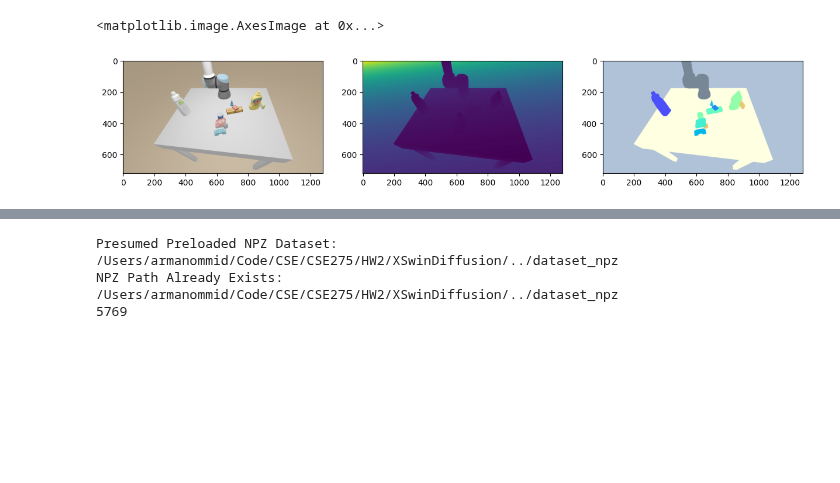
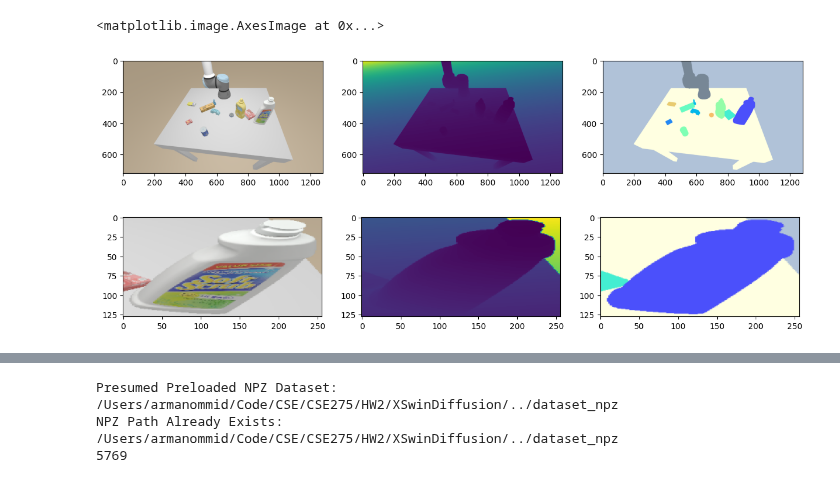
Before and after one commit to ArmanOmmid/ArchExp275, a Jupyter notebook: icp.ipynb, the cells around one changed output, grey strips where cells are left out. Drawn from its saved outputs; the diff is of its cells as text; code cells hidden in the pictures; blank space fills up the shorter version.

```diff
--- a/icp.ipynb
+++ b/icp.ipynb
@@ -42,23 +42,39 @@ if RUN_ICP_SANITY:
 # %%
 
 data = PoseData(TRAIN_PATH, MODELS_PATH)
 
-scene = data[2, 1, 4]
+scene = data[2, 1, 1]
 rgb = scene["color"]()
 depth = scene["depth"]()
 label = scene["label"]()
 meta = scene["meta"]
+
+mask = label == np.unique(label)[0]
+target_size = (256, 128)
 
 plt.figure(figsize=(15, 10))
 plt.subplot(1, 3, 1)
 plt.imshow(rgb)
 plt.subplot(1, 3, 2)
 plt.imshow(depth)
 plt.subplot(1, 3, 3)
 plt.imshow(COLOR_PALETTE[label])  # draw colorful segmentation
+
+rgb_cr, _ = crop_and_resize(rgb, mask, target_size=target_size)
+depth_cr, _ = crop_and_resize(depth, mask, target_size=target_size)
+label_cr, scale = crop_and_resize(COLOR_PALETTE[label], mask, target_size=target_size)
+
+plt.figure(figsize=(15, 10))
+plt.subplot(1, 3, 1)
+plt.imshow(rgb_cr)
+plt.subplot(1, 3, 2)
+plt.imshow(depth_cr)
+plt.subplot(1, 3, 3)
+plt.imshow(label_cr)  # draw colorful segmentation
 # %% [output]
 <matplotlib.image.AxesImage at 0x...>
-[figure, old version]
+[figure, new version]
+[figure, added]
 # %%
 TEST_ICP = True
 if TEST_ICP:
```
Also changed, not shown: parts of 4 cells of this notebook, 3 other files.
